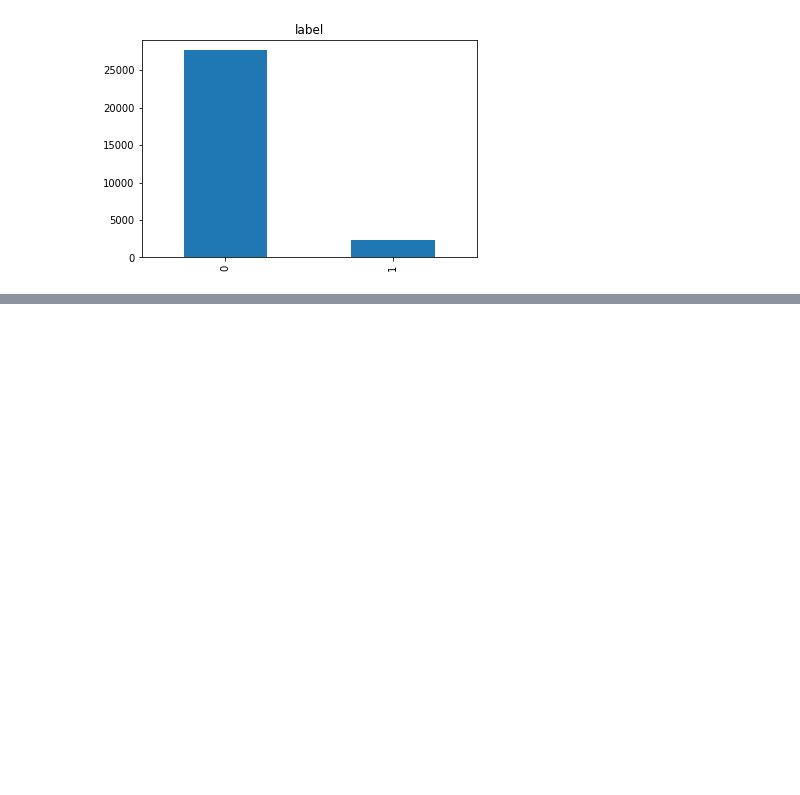
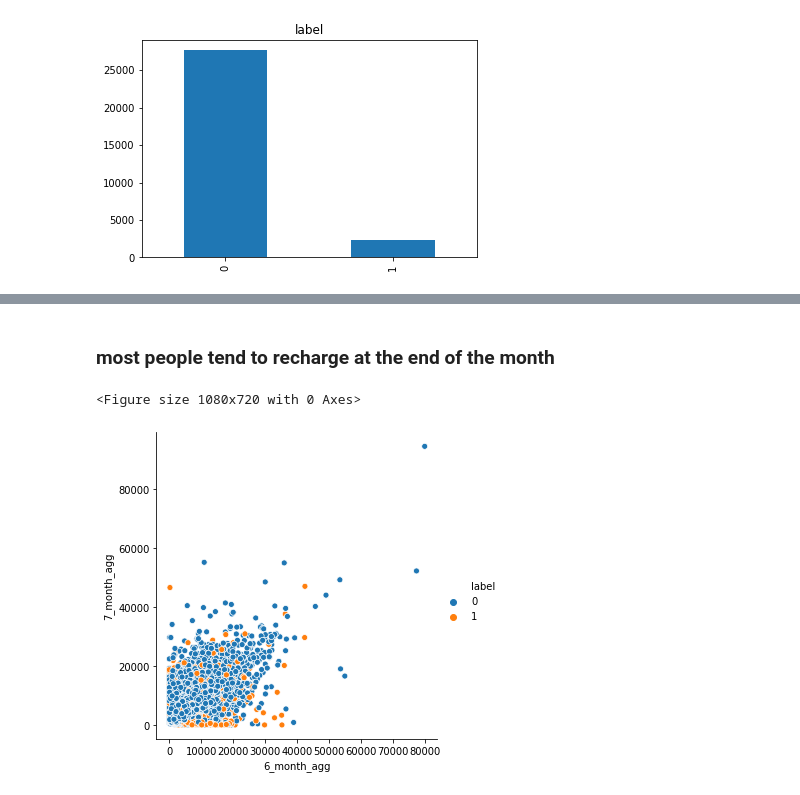
Before and after one commit to jagadeesh-gajula/Telecom-Churn-Prediction, a Jupyter notebook: Telecom Churn Case Study.ipynb, the cells around one changed output, grey strips where cells are left out. Saved outputs shown, nothing was run; the diff lists cells and outputs as text; code cells hidden in the pictures; blank space fills up the shorter version.

```diff
--- a/Telecom Churn Case Study.ipynb
+++ b/Telecom Churn Case Study.ipynb
@@ -266,0 +290,14 @@ for i in numeric:
+# %% [markdown]
+### most people tend to recharge at the end of the month
+# %%
+#lets see how month aggregations are correlated
+
+df['6_month_agg']=df[[i for i in numeric if i.find('6') != -1]].sum(axis=1)
+df['7_month_agg']=df[[i for i in numeric if i.find('7') != -1]].sum(axis=1)
+plt.figure(figsize=(15,10))
+sns.relplot(x="6_month_agg", y="7_month_agg", hue="label", data=df);
+plt.show()
+df=df.drop(['6_month_agg','7_month_agg'],axis=1)
+# %% [output]
+<Figure size 1080x720 with 0 Axes>
+[figure, added]
```
Also changed, not shown: parts of 13 cells of this notebook.
